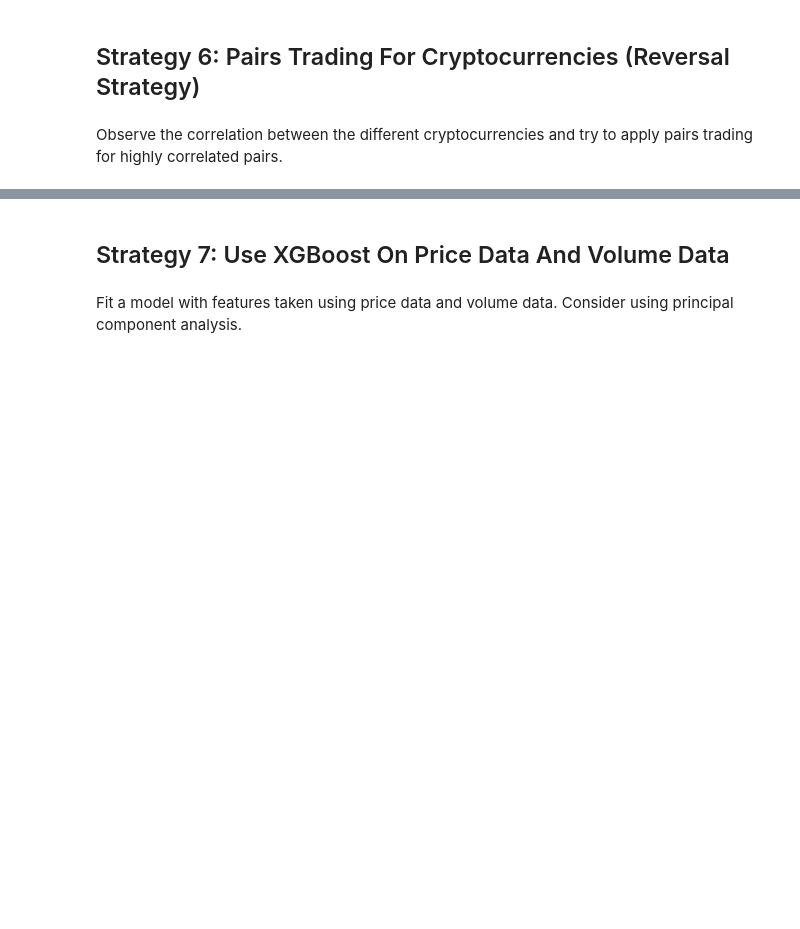
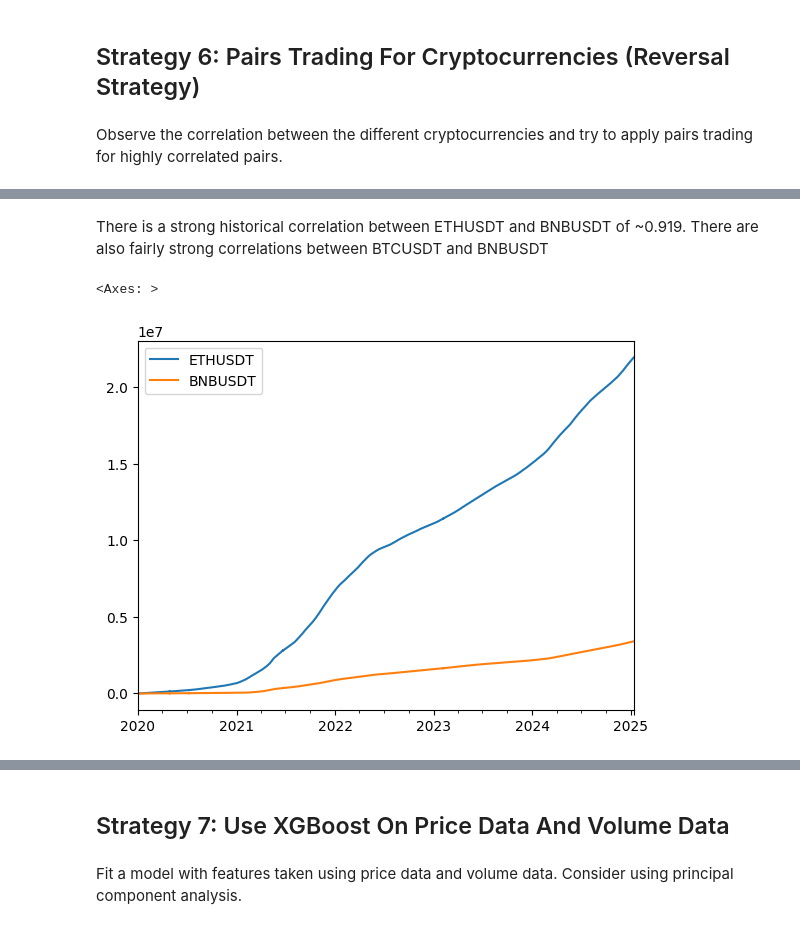
Before and after one commit to wbchristerson/jn-learning, a Jupyter notebook: cryptocurrency_stat_arb.ipynb, the cells around one changed output, grey strips where cells are left out. Saved outputs shown, nothing was run; the diff lists cells and outputs as text; code cells hidden in the pictures; blank space fills up the shorter version.

```diff
--- a/cryptocurrency_stat_arb.ipynb
+++ b/cryptocurrency_stat_arb.ipynb
@@ -1266,0 +1298,7 @@ Observe the correlation between the different cryptocurrencies and try to apply
+# %% [markdown]
+There is a strong historical correlation between ETHUSDT and BNBUSDT of ~0.919. There are also fairly strong correlations between BTCUSDT and BNBUSDT
+# %%
+px_df[["ETHUSDT", "BNBUSDT"]].cumsum().plot()
+# %% [output]
+<Axes: >
+[figure, added]
```
Also changed, not shown: parts of 79 cells of this notebook.
